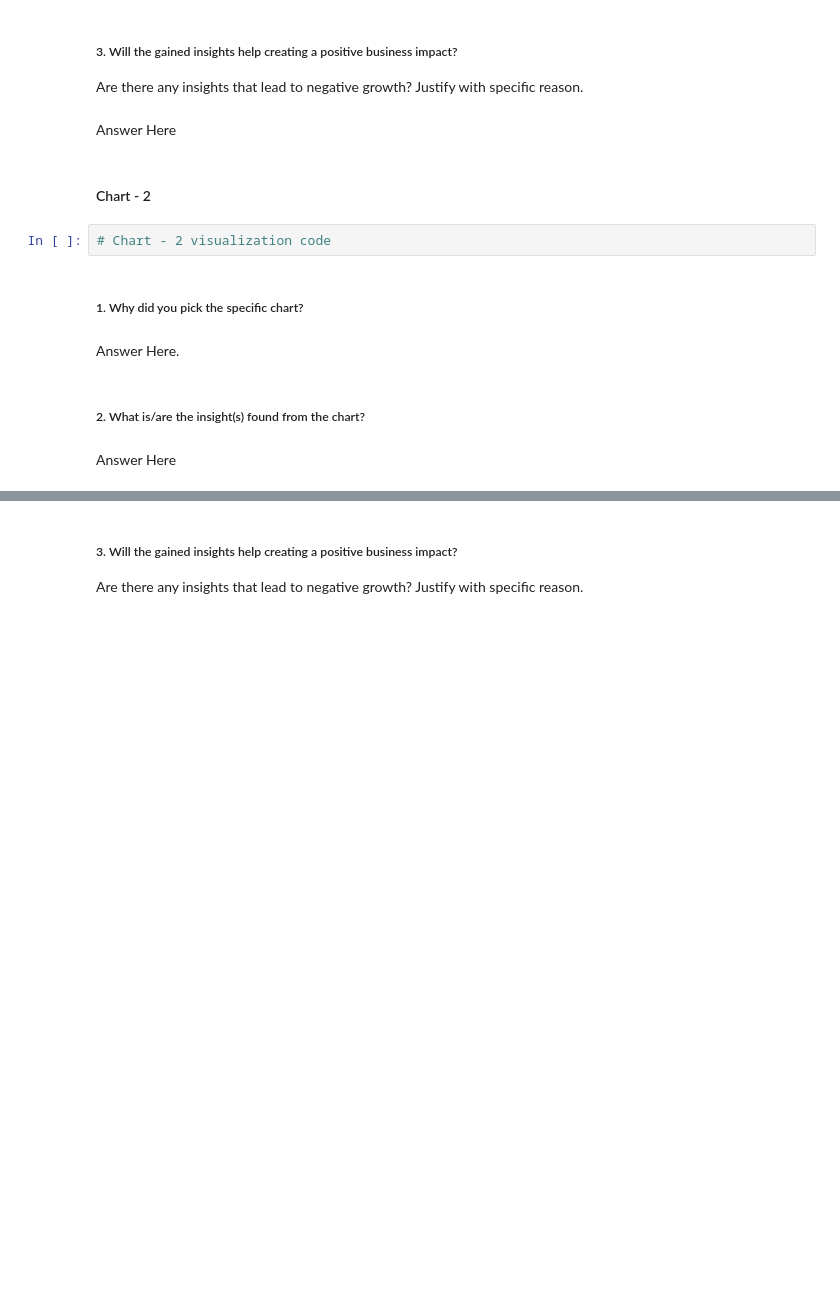
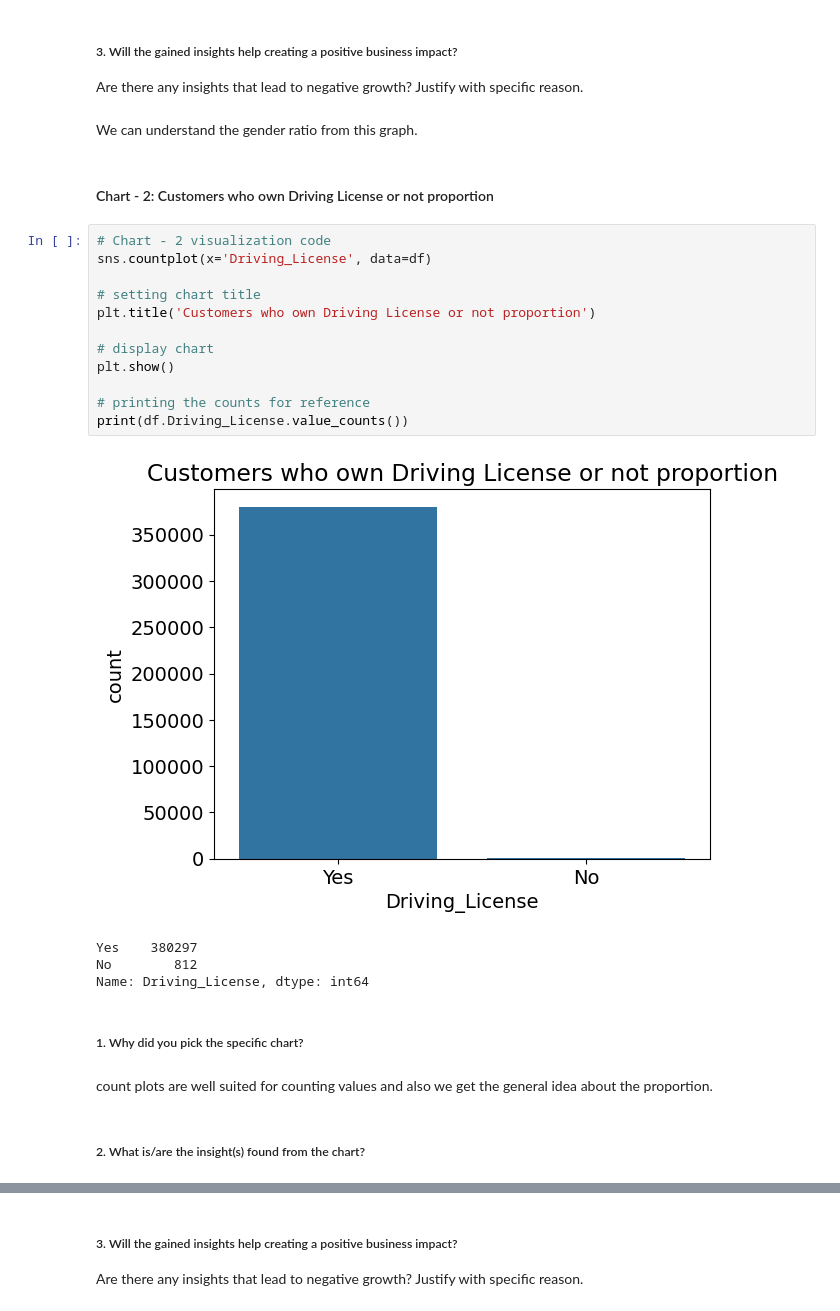
Before and after one commit to NIKHILNIGUDKAR/Health-Insurance-Cross-Sell-Prediction, a Jupyter notebook: Health_Insurance_Cross_Sell_Prediction.ipynb, the cells around one changed output, grey strips where cells are left out. Cells and saved outputs as stored; diff of their text form; blank space fills up the shorter version.

```diff
--- a/Health_Insurance_Cross_Sell_Prediction.ipynb
+++ b/Health_Insurance_Cross_Sell_Prediction.ipynb
@@ -147,17 +414,30 @@ Answer Here
 # %% [markdown]
 ##### 3. Will the gained insights help creating a positive business impact?
 Are there any insights that lead to negative growth? Justify with specific reason.
-# %% [markdown]
-Answer Here
-# %% [markdown]
-#### Chart - 2
-# %%
-# Chart - 2 visualization code
+# %% [markdown]
+We can understand the gender ratio from this graph.
+# %% [markdown]
+#### Chart - 2: Customers who own Driving License or not proportion
+# %%
+# Chart - 2 visualization code
+sns.countplot(x='Driving_License', data=df)
+
+# setting chart title
+plt.title('Customers who own Driving License or not proportion')
+
+# display chart
+plt.show()
+
+# printing the counts for reference
+print(df.Driving_License.value_counts())
+# %% [output]
+[figure, added]
+Yes    380297
+No        812
+Name: Driving_License, dtype: int64
 # %% [markdown]
 ##### 1. Why did you pick the specific chart?
-# %% [markdown]
-Answer Here.
+# %% [markdown]
+count plots are well suited for counting values and also we get the general idea about the proportion.
 # %% [markdown]
 ##### 2. What is/are the insight(s) found from the chart?
-# %% [markdown]
-Answer Here
```
Also changed, not shown: parts of 74 cells of this notebook.
